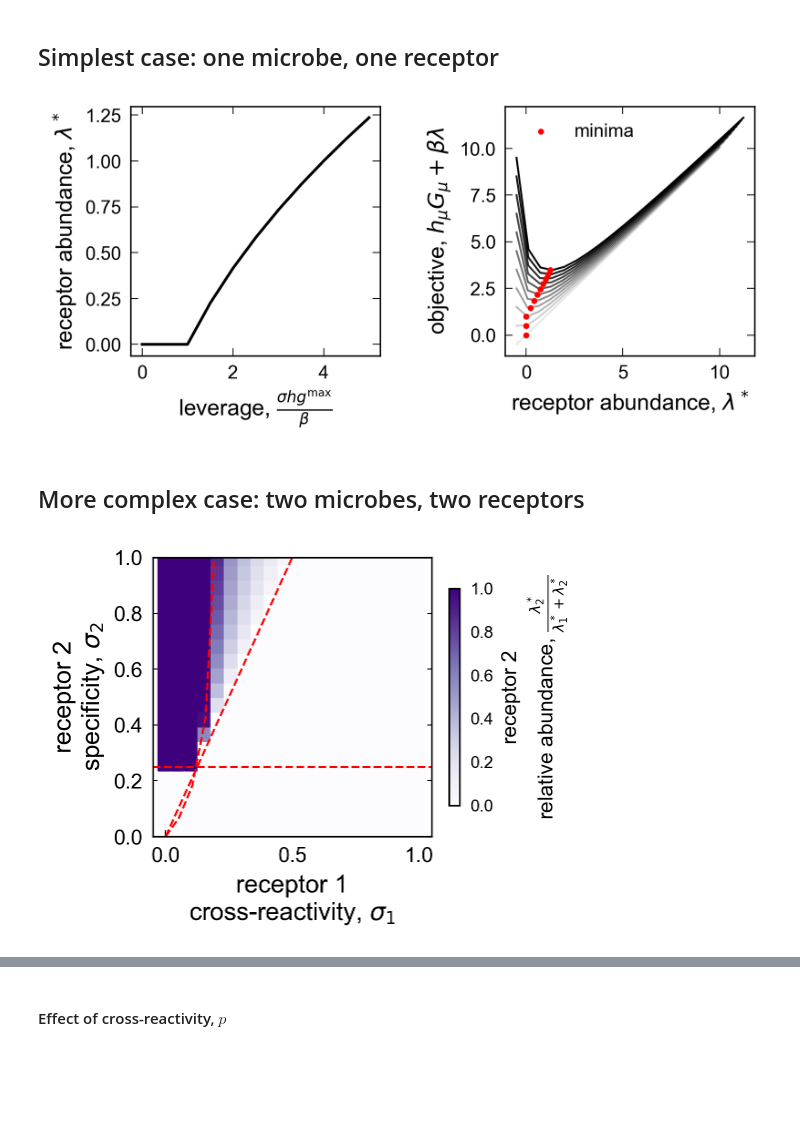
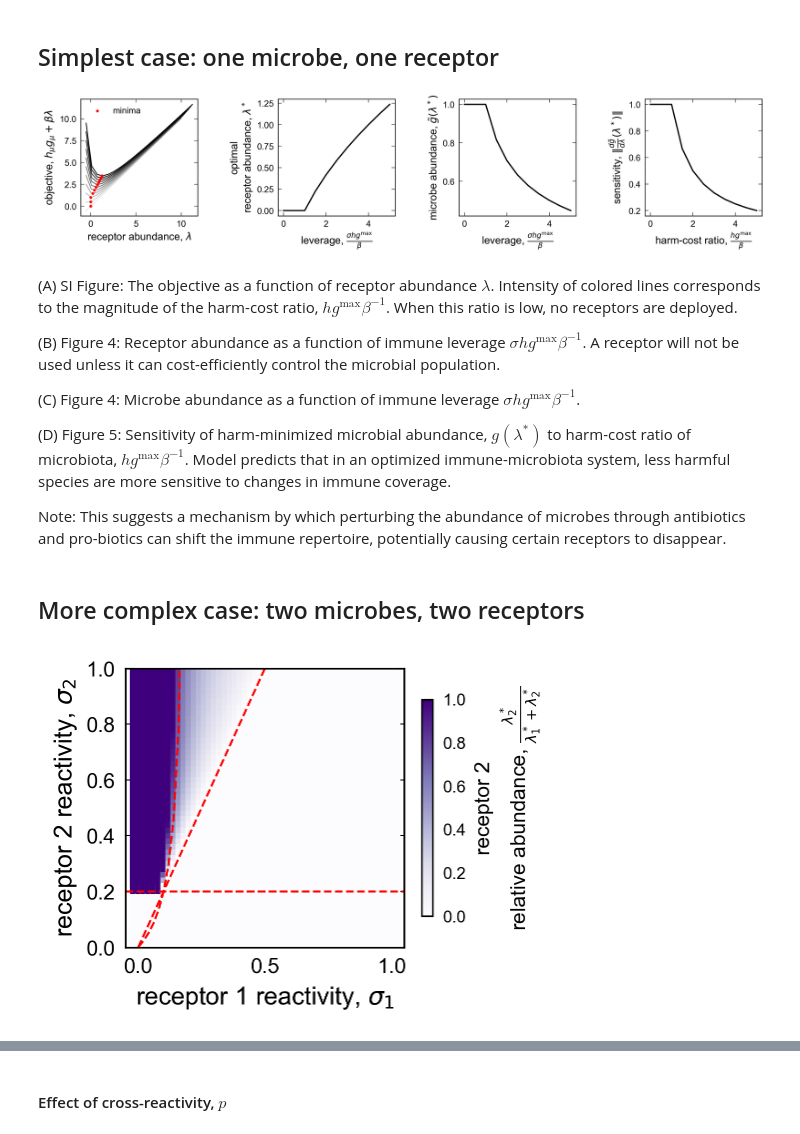
Before and after one commit to obinna-ukogu/gutimmune, a Jupyter notebook: explore-microbiome-genetic-structure.ipynb, the cells around one changed output, grey strips where cells are left out. Saved outputs shown, nothing was run; the diff lists cells and outputs as text; code cells hidden in the pictures; blank space fills up the shorter version.

Commit message:
Added notes to figures.

```diff
--- a/explore-microbiome-genetic-structure.ipynb
+++ b/explore-microbiome-genetic-structure.ipynb
@@ -60,35 +60,48 @@ def single_receptor(beta, sigma = 1, h = 1.0, n = 1.0):
 ## Simplest case: one microbe, one receptor
 # %%
 # Plot numerical values and analytic values verus beta
-fig, (ax1, ax2) = plt.subplots(1, 2, dpi = 150, figsize=(6, 2.5))
+fig, (ax1, ax2, ax3, ax4) = plt.subplots(1, 4, dpi = 150, figsize=(12, 2.5), layout='constrained')
 
+sigma = np.ones(1)
 hs = np.linspace(0, 5, 11)
 for i, p in enumerate(hs):
 
-    res = minimize(objective, args = (1.0, np.array(Sigma), np.array([p]), n, np.zeros(1)),
+    res = minimize(objective, args = (1.0, np.array(sigma), np.array([p]), np.ones(1), np.zeros(1)),
                  x0 = [0.1],
                  tol=tol,
                  constraints = LinearConstraint([1.0], 0.0, np.inf))
 
     # ax1.scatter(p, res.x, c= 'black', label = "numeric" if i == 0 else '')
     ls = np.linspace(-0.5, res.x + 10, 20)
 
-    ax2.plot(ls, np.array([objective(j, 1.0, Sigma, np.array([p]), n, np.zeros(1)) for j in ls]), 'k', alpha = (i + 1)/len(hs))
-    ax2.scatter(res.x, res.fun, color = 'red', s = 5, zorder = 2, label = "minima" if i == 0 else '')
+    ax1.plot(ls, np.array([objective(j, 1.0, sigma, np.array([p]), n, np.zeros(1)) for j in ls]), 'k', alpha = (i + 1)/len(hs))
+    ax1.scatter(res.x, res.fun, color = 'red', s = 5, zorder = 2, label = "minima" if i == 0 else '')
 
-ax1.plot(hs, np.array([single_receptor(n=j, beta = 1.0) for j in hs]), linewidth = 1.5, color = 'black',label = "analytic")
+l_opts = np.array([single_receptor(n=j, beta = 1.0) for j in hs])
+ax2.plot(hs, l_opts, linewidth = 1.5, color = 'black',label = "analytic")
 #ax1.title.set_text(r'one microbe, one receptor')
 
-ax1.set(ylabel=r'receptor abundance, $\lambda^*$', xlabel=r'leverage, $\frac{\sigma hg^\text{max}}{\beta}$')
+ax3.plot(hs, 1/(1 + sigma*l_opts), linewidth = 1.5, color = 'black',label = "analytic")
+
+ax4.plot(hs, np.abs(-sigma/(1 + sigma*l_opts)**2), linewidth = 1.5, color = 'black',label = "analytic")
+
+ax1.set(xlabel=r'receptor abundance, $\lambda$',ylabel=r'objective, $h_\mu g_\mu + \beta \lambda$')
+ax1.legend()
 ax1.minorticks_off()
-# ax1.legend()
 ax1.set_box_aspect(1)
-ax2.set(xlabel=r'receptor abundance, $\lambda^*$',ylabel=r'objective, $h_\mu G_\mu + \beta \lambda$')
-ax2.legend()
+
+ax2.set(ylabel='optimal\n'+r'receptor abundance, $\lambda^*$', xlabel=r'leverage, $\frac{\sigma hg^\text{max}}{\beta}$')
 ax2.minorticks_off()
 ax2.set_box_aspect(1)
-fig.subplots_adjust(wspace=0.50, hspace=0.0)
+
+ax3.set(ylabel=r'microbe abundance, $\tilde{g}(\lambda^*)$', xlabel=r'leverage, $\frac{\sigma hg^\text{max}}{\beta}$')
+ax3.minorticks_off()
+ax3.set_box_aspect(1)
+
+ax4.set(ylabel=r'sensitivity, $\|\frac{d\tilde{g}}{d\lambda}(\lambda^*)\|$', xlabel=r'harm-cost ratio, $\frac{hg^\text{max}}{\beta}$')
+ax4.minorticks_off()
+ax4.set_box_aspect(1)
 
 fig.savefig('_figs/fig3_one_microbe_one_receptor'+'.pdf', dpi=300, bbox_inches='tight')
 # %% [output]
-[figure, old version]
+[figure, new version]
@@ -127,3 +108,13 @@ fig.savefig('_figs/fig3_one_microbe_one_receptor'+'.pdf', dpi=300, bbox_inches='
+# %% [markdown]
+(A) SI Figure: The objective as a function of receptor abundance $\lambda$. Intensity of colored lines corresponds to the magnitude of the harm-cost ratio, $hg^\text{max}\beta^{-1}$. When this ratio is low, no receptors are deployed.
+
+(B) Figure 4: Receptor abundance as a function of immune leverage $\sigma hg^\text{max}\beta^{-1}$. A receptor will not be used unless it can cost-efficiently control the microbial population.
+
+(C) Figure 4: Microbe abundance as a function of immune leverage $\sigma hg^\text{max}\beta^{-1}$.
+
+(D) Figure 5: Sensitivity of harm-minimized microbial abundance, $g(\lambda^*)$ to harm-cost ratio of microbiota, $hg^\text{max}\beta^{-1}$. Model predicts that in an optimized immune-microbiota system, less harmful species are more sensitive to changes in immune coverage.
+
+Note: This suggests a mechanism by which perturbing the abundance of microbes through antibiotics and pro-biotics can shift the immune repertoire, potentially causing certain receptors to disappear.
 # %% [markdown]
 ## More complex case: two microbes, two receptors
 # %%
@@ -133,8 +124,8 @@ obj_opts = []
 rec_num_opts = []
 X_opts = []
 avg_Sigmas = []
-h1,h2 = 4.0, 4.0
-sigmas = np.linspace(0,1, 20)
+h1,h2 = 5.0, 5.0
+sigmas = np.linspace(0,1, 51)
 cross_sigmas = np.array(np.meshgrid(sigmas, sigmas)).T.reshape(-1,2)
 
 for cs in cross_sigmas:
@@ -171,10 +162,11 @@ ax1.set_ylim(0,1)
 cb1 = fig.colorbar(im1, ax=ax1, orientation='vertical', shrink = 0.75, pad = 0.05)
 cb1.set_label("receptor 2\nrelative abundance, "+r'$\frac{\lambda_2^*}{\lambda_1^* + \lambda_2^*}$', fontsize = 10)
 cb1.ax.tick_params(labelsize=8)
-ax1.set(xlabel='receptor 1\ncross-reactivity, '+ r'$\sigma_{1}$',ylabel='receptor 2\n'+ r'specificity, $\sigma_{2}$')
+ax1.set_xlabel('receptor 1 reactivity, '+ r'$\sigma_{1}$', fontsize = 12)
+ax1.set_ylabel('receptor 2 '+ r'reactivity, $\sigma_{2}$', fontsize = 12)
 ax1.minorticks_off()
 ax1.set_box_aspect(1)
 
 fig.savefig('_figs/fig2_receptor-cross-2d'+'.pdf', dpi=300, bbox_inches='tight')
 # %% [output]
-[figure, old version]
+[figure, new version]
```
Also changed, not shown: parts of 24 cells of this notebook, 4 other files.
